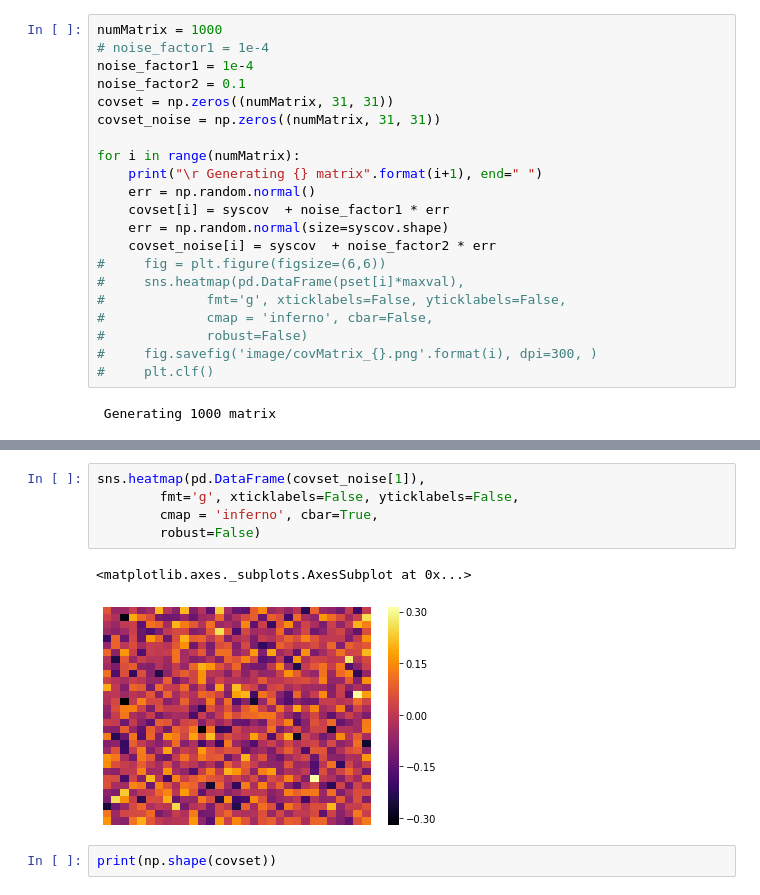
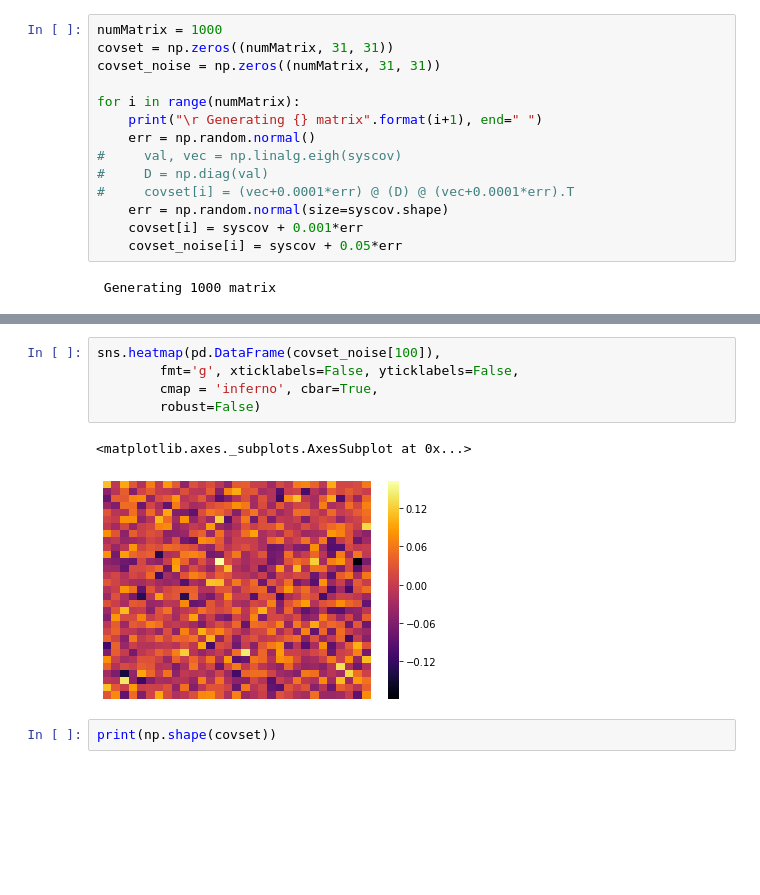
Before and after one commit to igomezv/neuralCosmoReconstruction, a Jupyter notebook: notebooks/binned_JLA_ANN.ipynb, the cells around one changed output, grey strips where cells are left out. Saved outputs shown, nothing was run; the diff lists cells and outputs as text; blank space fills up the shorter version.

```diff
--- a/notebooks/binned_JLA_ANN.ipynb
+++ b/notebooks/binned_JLA_ANN.ipynb
@@ -56,24 +56,17 @@ np.min(syscov), np.max(syscov) #checking non-negatives in the diagonal
 ### Generate a data set with covariance matrix from the original plus gaussian noise
 # %%
 numMatrix = 1000
-# noise_factor1 = 1e-4
-noise_factor1 = 1e-4
-noise_factor2 = 0.1
 covset = np.zeros((numMatrix, 31, 31))
 covset_noise = np.zeros((numMatrix, 31, 31))
 
 for i in range(numMatrix):
     print("\r Generating {} matrix".format(i+1), end=" ")
     err = np.random.normal()
-    covset[i] = syscov  + noise_factor1 * err
+#     val, vec = np.linalg.eigh(syscov)
+#     D = np.diag(val)
+#     covset[i] = (vec+0.0001*err) @ (D) @ (vec+0.0001*err).T
     err = np.random.normal(size=syscov.shape)
-    covset_noise[i] = syscov  + noise_factor2 * err
-#     fig = plt.figure(figsize=(6,6))
-#     sns.heatmap(pd.DataFrame(pset[i]*maxval),
-#             fmt='g', xticklabels=False, yticklabels=False,
-#             cmap = 'inferno', cbar=False,
-#             robust=False)
-#     fig.savefig('image/covMatrix_{}.png'.format(i), dpi=300, )
-#     plt.clf()
+    covset[i] = syscov + 0.001*err
+    covset_noise[i] = syscov + 0.05*err
 # %% [output]
  Generating 1000 matrix
@@ -80,11 +84,11 @@ for i in range(numMatrix):
 # %%
-sns.heatmap(pd.DataFrame(covset_noise[1]),
+sns.heatmap(pd.DataFrame(covset_noise[100]),
         fmt='g', xticklabels=False, yticklabels=False,
         cmap = 'inferno', cbar=True,
         robust=False)
 # %% [output]
 <matplotlib.axes._subplots.AxesSubplot at 0x...>
-[figure, old version]
+[figure, new version]
 # %%
 print(np.shape(covset))
 # %% [output]
```
Also changed, not shown: parts of 20 cells of this notebook.
